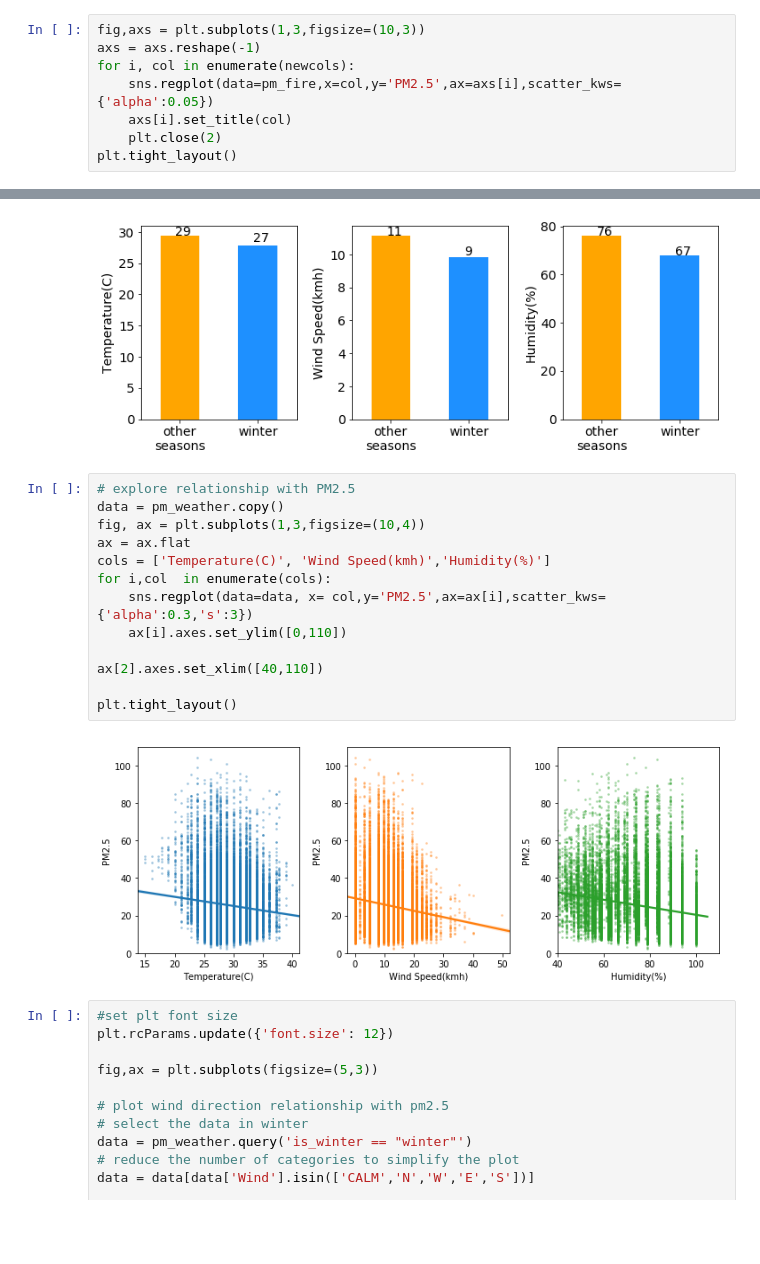
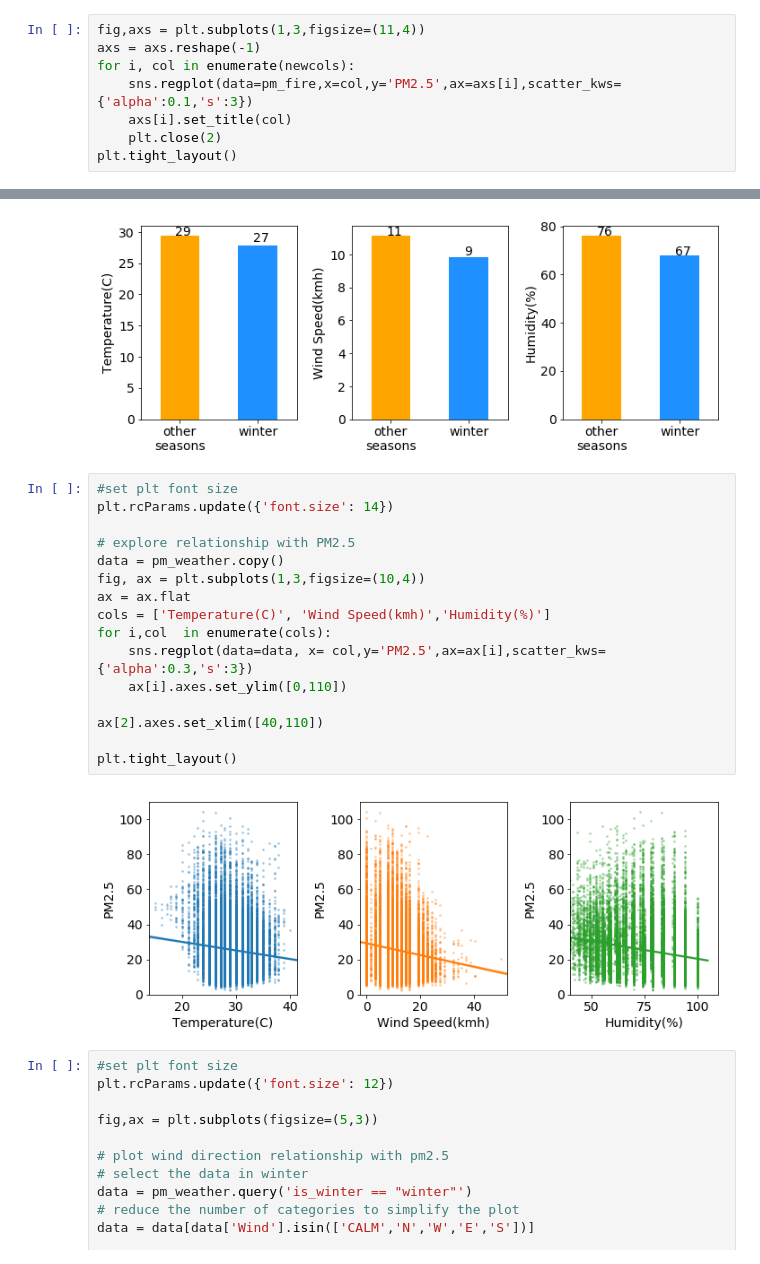
Before and after one commit to worasom/aqi_thailand, a Jupyter notebook: pm25_insight-2.ipynb, the cells around one changed output, grey strips where cells are left out. Saved outputs shown, nothing was run; the diff lists cells and outputs as text; blank space fills up the shorter version.

```diff
--- a/pm25_insight-2.ipynb
+++ b/pm25_insight-2.ipynb
@@ -362,10 +362,10 @@ for col in cols:
     pm_fire[newcol] = np.log(1 + pm_fire[col])
     newcols.append(newcol)
 # %%
-fig,axs = plt.subplots(1,3,figsize=(10,3))
+fig,axs = plt.subplots(1,3,figsize=(11,4))
 axs = axs.reshape(-1)
 for i, col in enumerate(newcols):
-    sns.regplot(data=pm_fire,x=col,y='PM2.5',ax=axs[i],scatter_kws={'alpha':0.05})
+    sns.regplot(data=pm_fire,x=col,y='PM2.5',ax=axs[i],scatter_kws={'alpha':0.1,'s':3})
     axs[i].set_title(col)
     plt.close(2)
 plt.tight_layout()
@@ -463,20 +463,23 @@ plt.tight_layout()
 # %% [output]
 [figure]
 # %%
+#set plt font size
+plt.rcParams.update({'font.size': 14})
+
 # explore relationship with PM2.5
 data = pm_weather.copy()
 fig, ax = plt.subplots(1,3,figsize=(10,4))
 ax = ax.flat
 cols = ['Temperature(C)', 'Wind Speed(kmh)','Humidity(%)']
 for i,col  in enumerate(cols):
     sns.regplot(data=data, x= col,y='PM2.5',ax=ax[i],scatter_kws={'alpha':0.3,'s':3})
     ax[i].axes.set_ylim([0,110])
 
 ax[2].axes.set_xlim([40,110])
 
 plt.tight_layout()
 # %% [output]
-[figure, old version]
+[figure, new version]
 # %%
 #set plt font size
 plt.rcParams.update({'font.size': 12})
```
Also changed, not shown: parts of 12 cells of this notebook.
